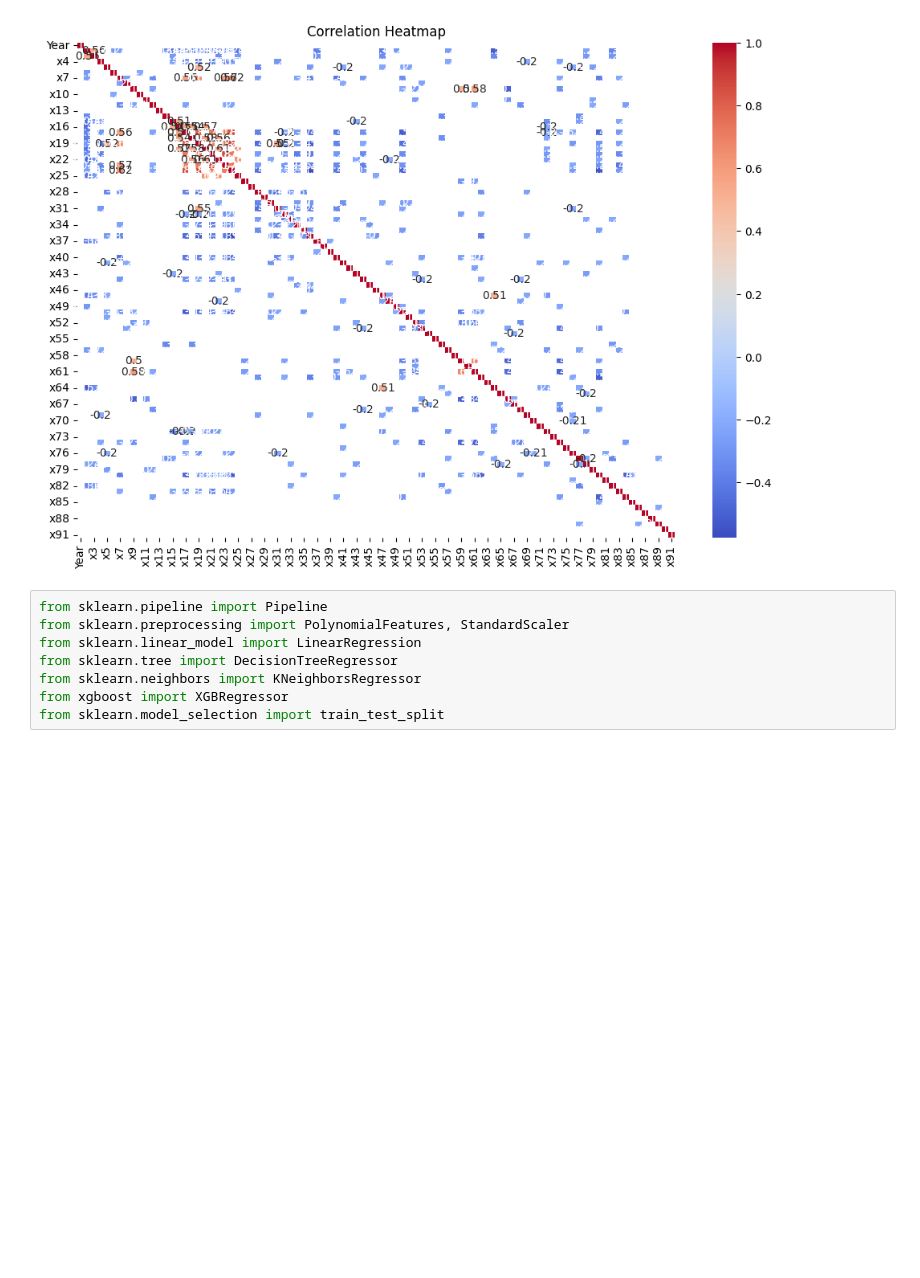
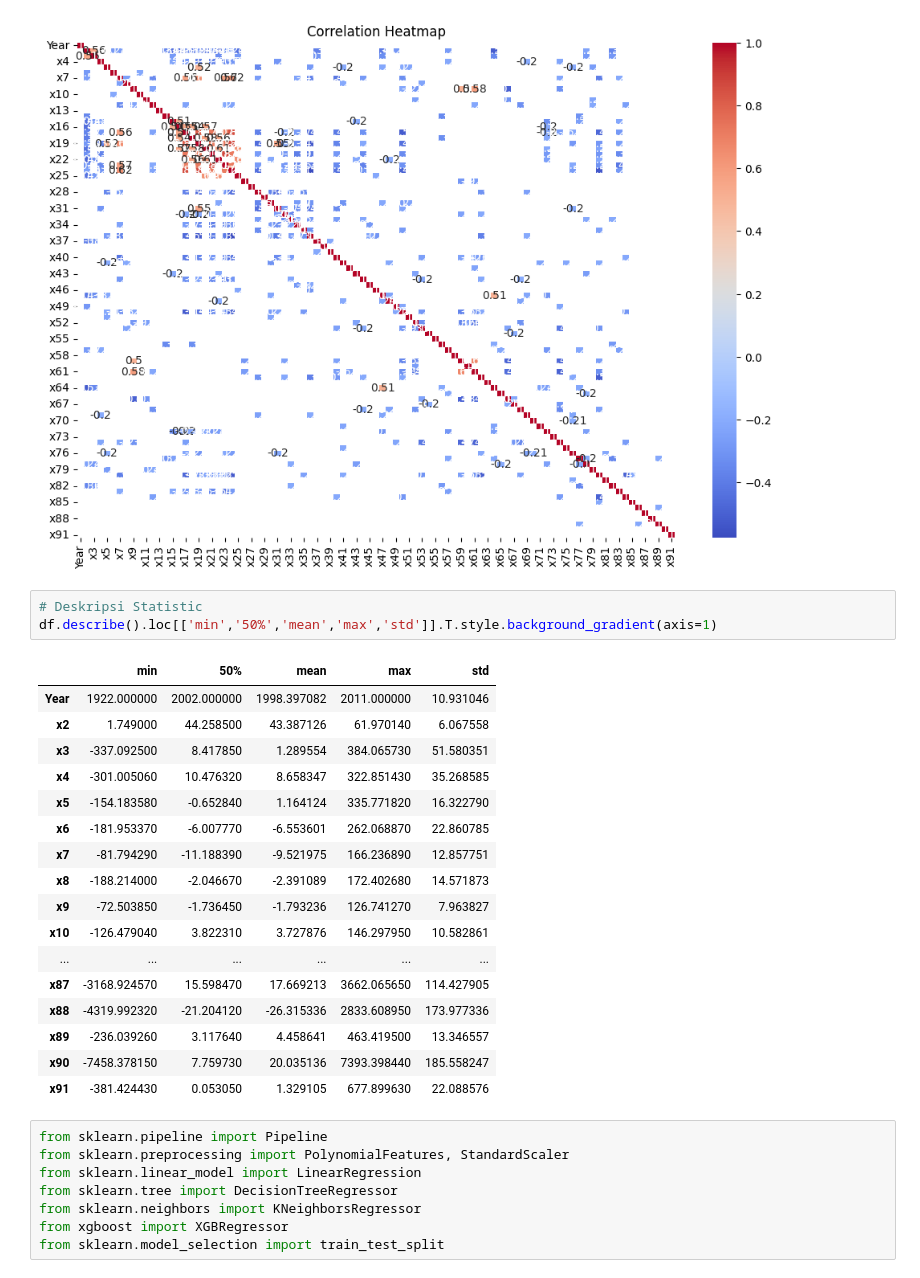
Before and after one commit to Dusein/MachineLearningTask, a Jupyter notebook: UTS/UTS_Regression_Model.ipynb, the cells around one changed output. Saved outputs shown, nothing was run; the diff lists cells and outputs as text; blank space fills up the shorter version.

```diff
--- a/UTS/UTS_Regression_Model.ipynb
+++ b/UTS/UTS_Regression_Model.ipynb
@@ -213,6 +213,27 @@ plt.title("Correlation Heatmap")
 plt.show()
 # %% [output]
 [figure]
+# %%
+# Deskripsi Statistic
+df.describe().loc[['min','50%','mean','max','std']].T.style.background_gradient(axis=1)
+# %% [output]
+|  | min | 50% | mean | max | std |
+| Year | 1922.000000 | 2002.000000 | 1998.397082 | 2011.000000 | 10.931046 |
+| x2 | 1.749000 | 44.258500 | 43.387126 | 61.970140 | 6.067558 |
+| x3 | -337.092500 | 8.417850 | 1.289554 | 384.065730 | 51.580351 |
+| x4 | -301.005060 | 10.476320 | 8.658347 | 322.851430 | 35.268585 |
+| x5 | -154.183580 | -0.652840 | 1.164124 | 335.771820 | 16.322790 |
+| x6 | -181.953370 | -6.007770 | -6.553601 | 262.068870 | 22.860785 |
+| x7 | -81.794290 | -11.188390 | -9.521975 | 166.236890 | 12.857751 |
+| x8 | -188.214000 | -2.046670 | -2.391089 | 172.402680 | 14.571873 |
+| x9 | -72.503850 | -1.736450 | -1.793236 | 126.741270 | 7.963827 |
+| x10 | -126.479040 | 3.822310 | 3.727876 | 146.297950 | 10.582861 |
+| ... | ... | ... | ... | ... | ... |
+| x87 | -3168.924570 | 15.598470 | 17.669213 | 3662.065650 | 114.427905 |
+| x88 | -4319.992320 | -21.204120 | -26.315336 | 2833.608950 | 173.977336 |
+| x89 | -236.039260 | 3.117640 | 4.458641 | 463.419500 | 13.346557 |
+| x90 | -7458.378150 | 7.759730 | 20.035136 | 7393.398440 | 185.558247 |
+| x91 | -381.424430 | 0.053050 | 1.329105 | 677.899630 | 22.088576 |
 # %%
 from sklearn.pipeline import Pipeline
 from sklearn.preprocessing import PolynomialFeatures, StandardScaler
```
Also changed, not shown: parts of 2 cells of this notebook.
